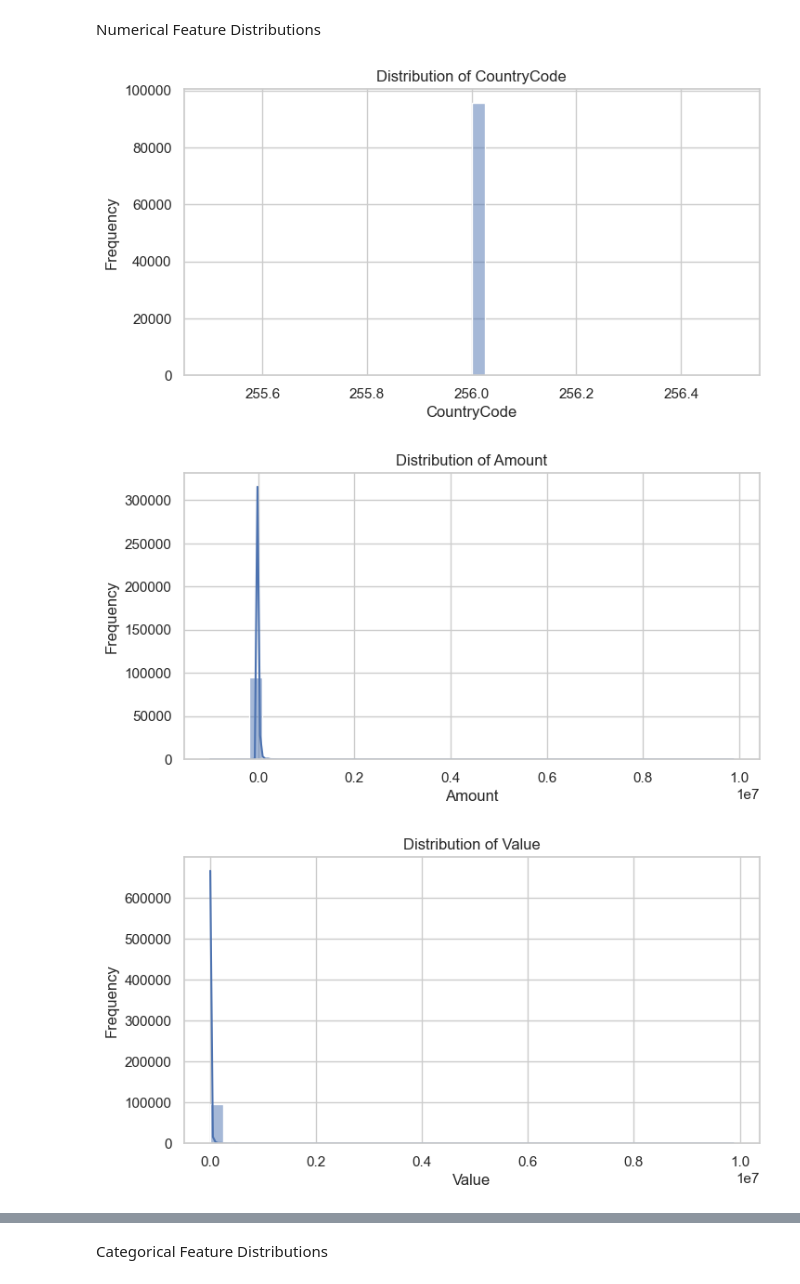
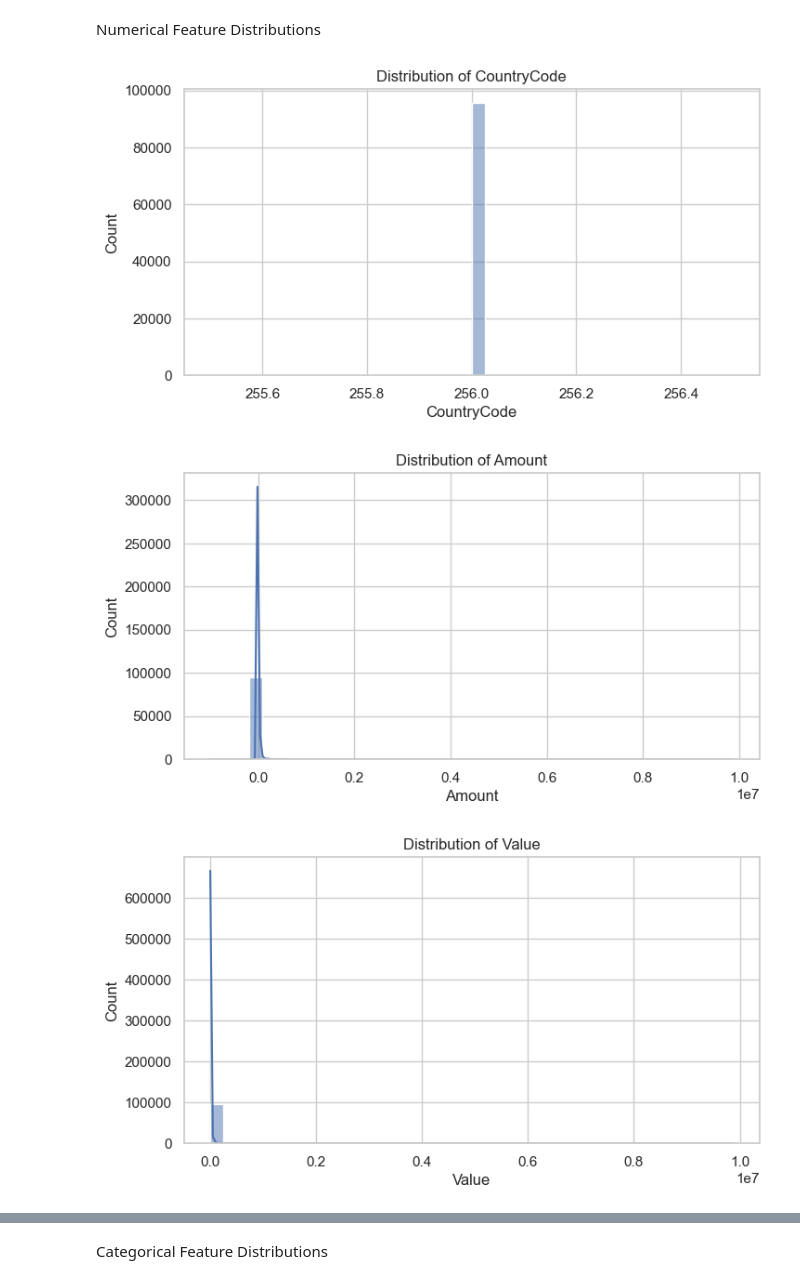
Before and after one commit to hiwiy/credit-risk-model, a Jupyter notebook: notebooks/eda.ipynb, the cells around one changed output, grey strips where cells are left out. Cells and saved outputs as stored; diff of their text form; code cells hidden in the pictures.

```diff
--- a/notebooks/eda.ipynb
+++ b/notebooks/eda.ipynb
@@ -117,16 +180,9 @@ df[["TransactionStartTime", "TransactionHour", "TransactionDay", "TransactionMon
 # %% [markdown]
 Numerical Feature Distributions
 # %%
-numeric_cols = df.select_dtypes(include=["int64", "float64"]).columns
-
 for col in numeric_cols:
-    plt.figure(figsize=(8, 4))
-    sns.histplot(df[col], kde=True, bins=40)
-    plt.title(f"Distribution of {col}")
-    plt.xlabel(col)
-    plt.ylabel("Frequency")
-    plt.show()
+    plot_numeric_distribution(df, col)
 # %% [output]
-[figure, old version]
+[figure, new version]
-[figure, old version]
+[figure, new version]
-[figure, old version]
+[figure, new version]
```
Also changed, not shown: parts of 11 cells of this notebook, 1 other file.
